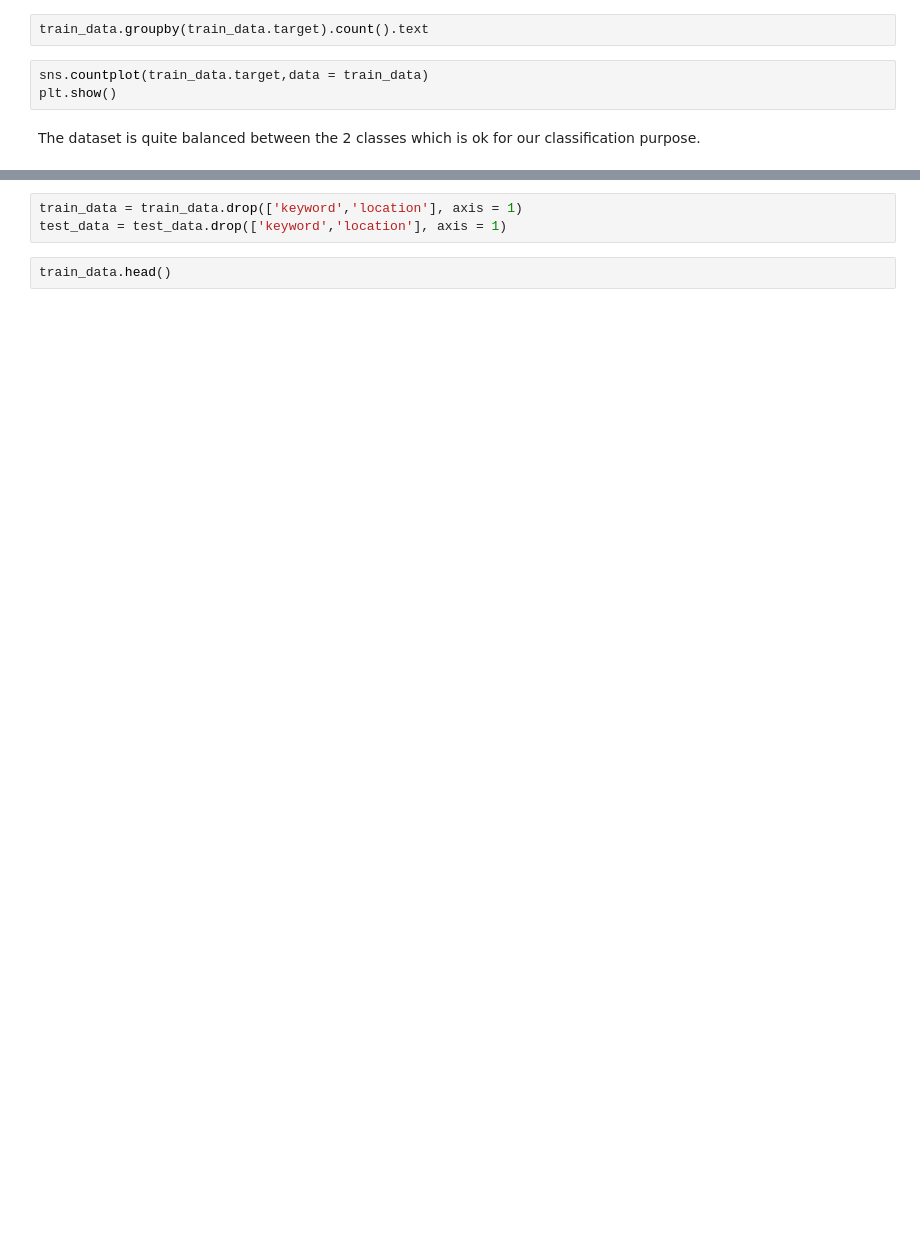
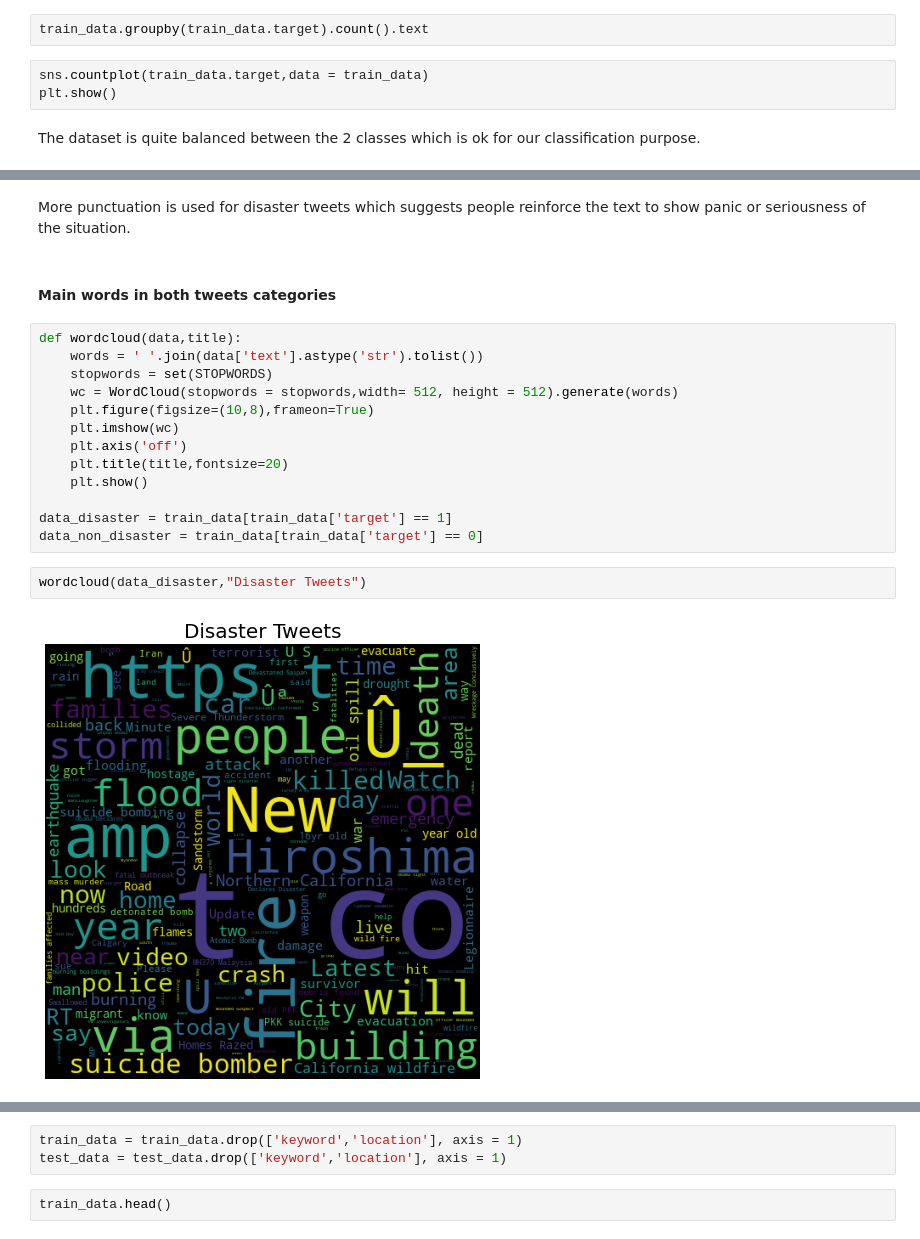
Before and after one commit to aldeponk/kaggle-nlp-getting-started, a Jupyter notebook: disaster-tweets-classification-with-bert.ipynb, the cells around one changed output, grey strips where cells are left out. Cells and saved outputs as stored; diff of their text form; blank space fills up the shorter version.

```diff
--- a/disaster-tweets-classification-with-bert.ipynb
+++ b/disaster-tweets-classification-with-bert.ipynb
@@ -85,0 +216,21 @@ The dataset is quite balanced between the 2 classes which is ok for our classifi
+# %% [markdown]
+More punctuation is used for disaster tweets which suggests people reinforce the text to show panic or seriousness of the situation.
+# %% [markdown]
+#### Main words in both tweets categories
+# %%
+def wordcloud(data,title):
+    words = ' '.join(data['text'].astype('str').tolist())
+    stopwords = set(STOPWORDS)
+    wc = WordCloud(stopwords = stopwords,width= 512, height = 512).generate(words)
+    plt.figure(figsize=(10,8),frameon=True)
+    plt.imshow(wc)
+    plt.axis('off')
+    plt.title(title,fontsize=20)
+    plt.show()
+
+data_disaster = train_data[train_data['target'] == 1]
+data_non_disaster = train_data[train_data['target'] == 0]
+# %%
+wordcloud(data_disaster,"Disaster Tweets")
+# %% [output]
+[figure, added]
```
Also changed, not shown: parts of 44 cells of this notebook.
